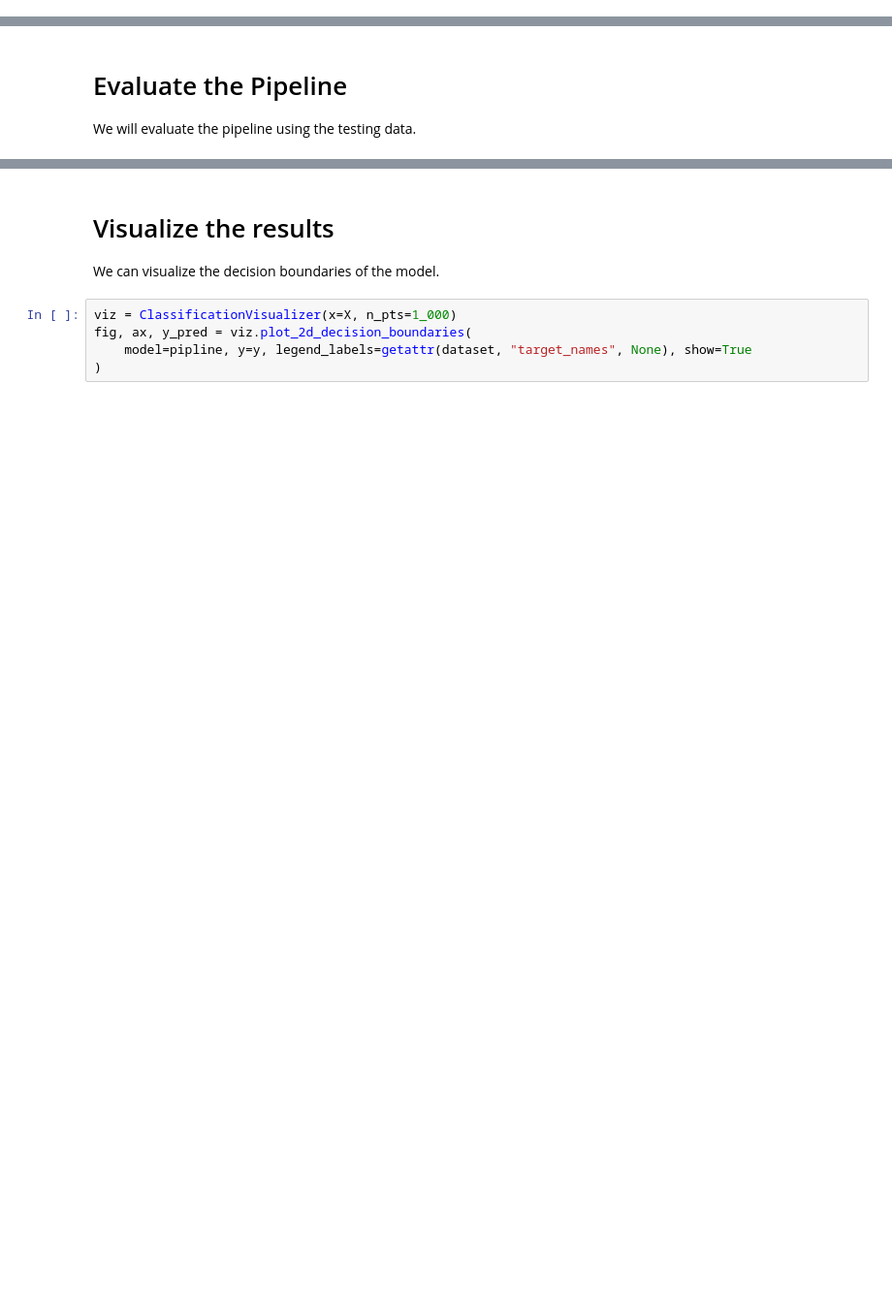
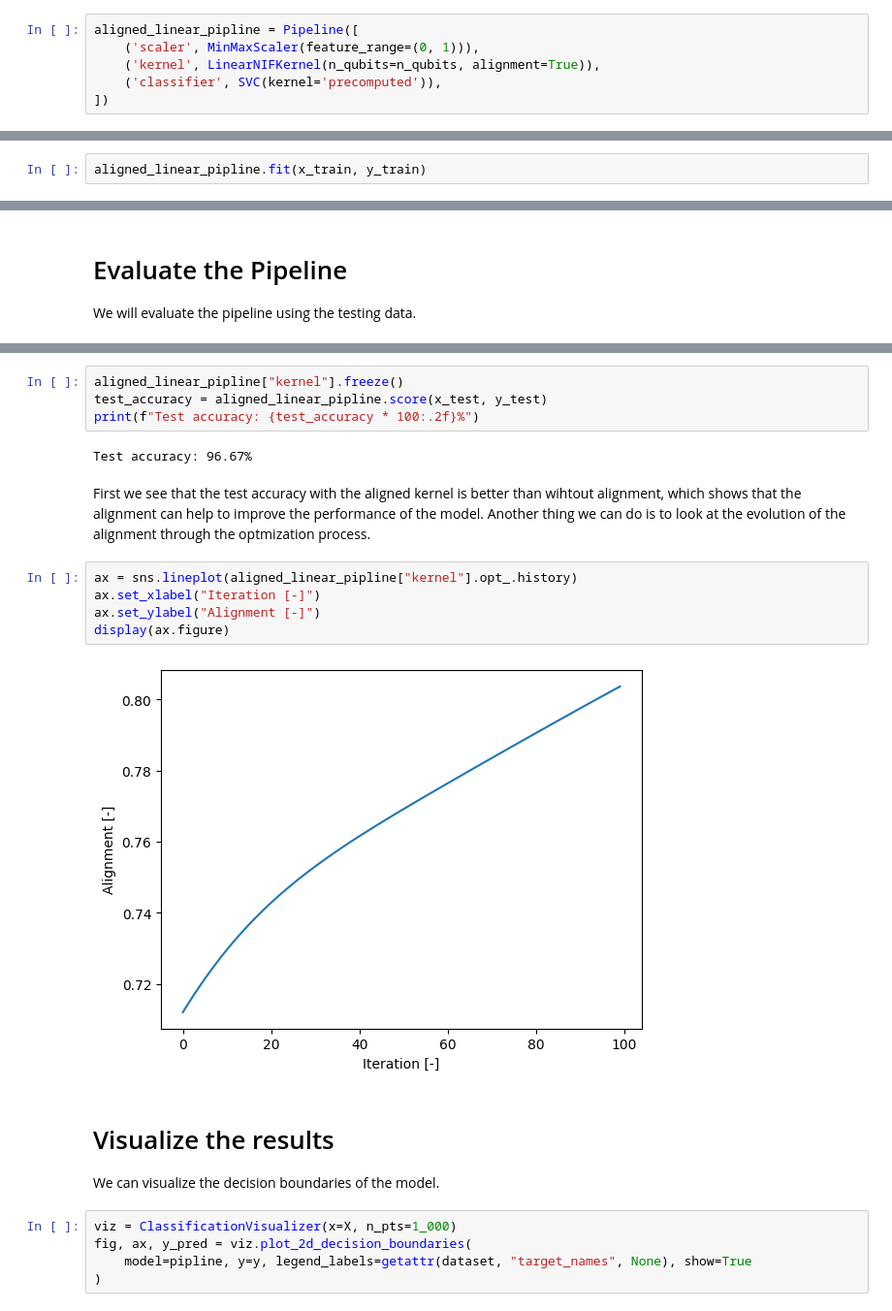
Before and after one commit to MatchCake/MatchCake, a Jupyter notebook: tutorials/iris_classification.ipynb, the cells around one changed output, grey strips where cells are left out. Shown at 97% size. Cells and saved outputs as stored; diff of their text form; blank space fills up the shorter version.

```diff
--- a/tutorials/iris_classification.ipynb
+++ b/tutorials/iris_classification.ipynb
@@ -81,3 +84,9 @@ linear_pipline = Pipeline([
+# %%
+aligned_linear_pipline = Pipeline([
+    ('scaler', MinMaxScaler(feature_range=(0, 1))),
+    ('kernel', LinearNIFKernel(n_qubits=n_qubits, alignment=True)),
+    ('classifier', SVC(kernel='precomputed')),
+])
 # %% [markdown]
 # Train the model
 
@@ -94,3 +103,5 @@ linear_pipline.fit(x_train, y_train)
 Pipeline(steps=[('scaler', MinMaxScaler()),
                 ('kernel', LinearNIFKernel(n_qubits=4)),
                 ('classifier', SVC(kernel='precomputed'))])
+# %%
+aligned_linear_pipline.fit(x_train, y_train)
@@ -113,3 +128,18 @@ Test accuracy: 96.67%
+# %%
+aligned_linear_pipline["kernel"].freeze()
+test_accuracy = aligned_linear_pipline.score(x_test, y_test)
+print(f"Test accuracy: {test_accuracy * 100:.2f}%")
+# %% [output]
+Test accuracy: 96.67%
+# %% [markdown]
+First we see that the test accuracy with the aligned kernel is better than wihtout alignment, which shows that the alignment can help to improve the performance of the model. Another thing we can do is to look at the evolution of the alignment through the optmization process.
+# %%
+ax = sns.lineplot(aligned_linear_pipline["kernel"].opt_.history)
+ax.set_xlabel("Iteration [-]")
+ax.set_ylabel("Alignment [-]")
+display(ax.figure)
+# %% [output]
+[figure, added]
 # %% [markdown]
 # Visualize the results
 
```
Also changed, not shown: parts of 8 cells of this notebook, 3 other files.
